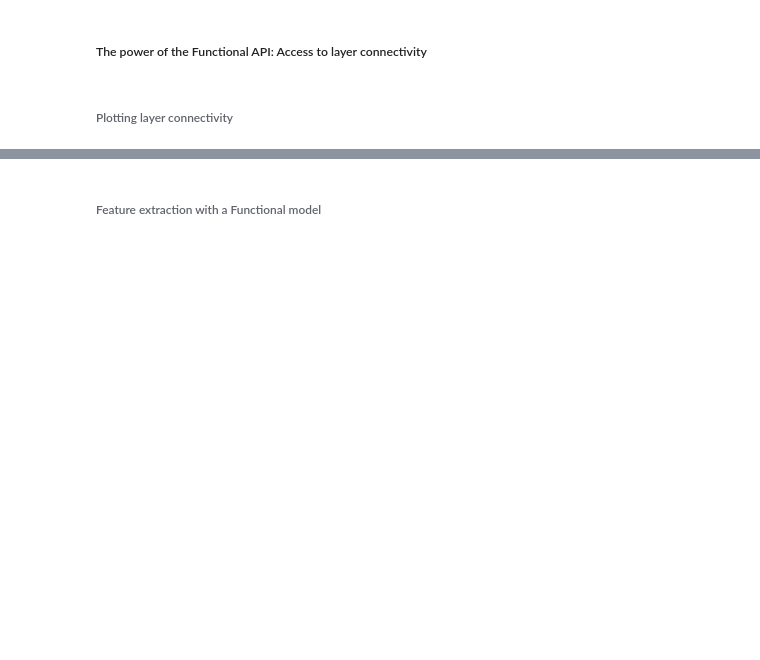
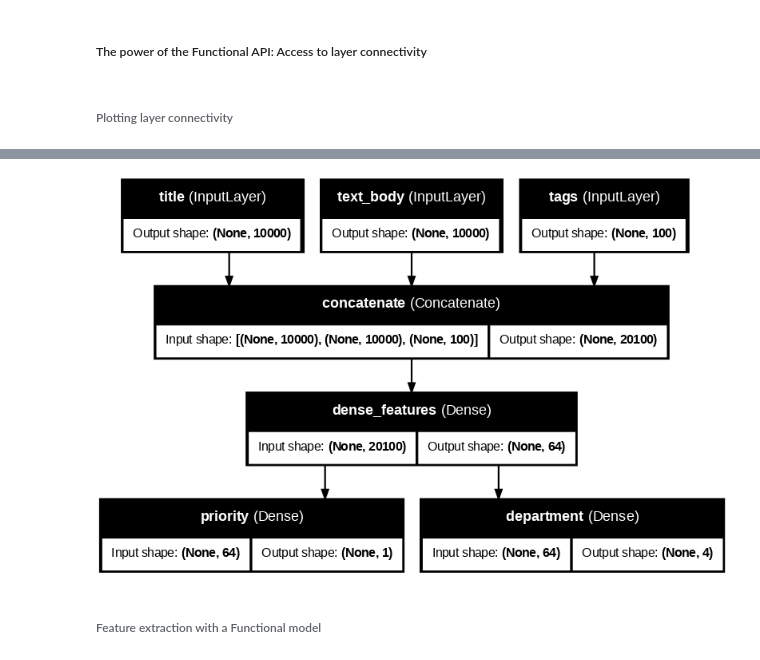
Before and after one commit to MinyaevAndrey/fchollet-deep-learning-with-python-notebooks, a Jupyter notebook: chapter07_deep-dive-keras.ipynb, the cells around one changed output, grey strips where cells are left out. Cells and saved outputs as stored; diff of their text form; code cells hidden in the pictures; blank space fills up the shorter version.

```diff
--- a/chapter07_deep-dive-keras.ipynb
+++ b/chapter07_deep-dive-keras.ipynb
@@ -211,10 +214,13 @@ keras.utils.plot_model(model, "ticket_classifier.png")
 # %%
-keras.utils.plot_model(
+plot_model(
     model,
     "ticket_classifier_with_shape_info.png",
     show_shapes=True,
     show_layer_names=True,
+    dpi=80
 )
+# %% [output]
+[figure, added]
 # %% [markdown]
 ###### Feature extraction with a Functional model
 # %%
```
Also changed, not shown: parts of 8 cells of this notebook.
